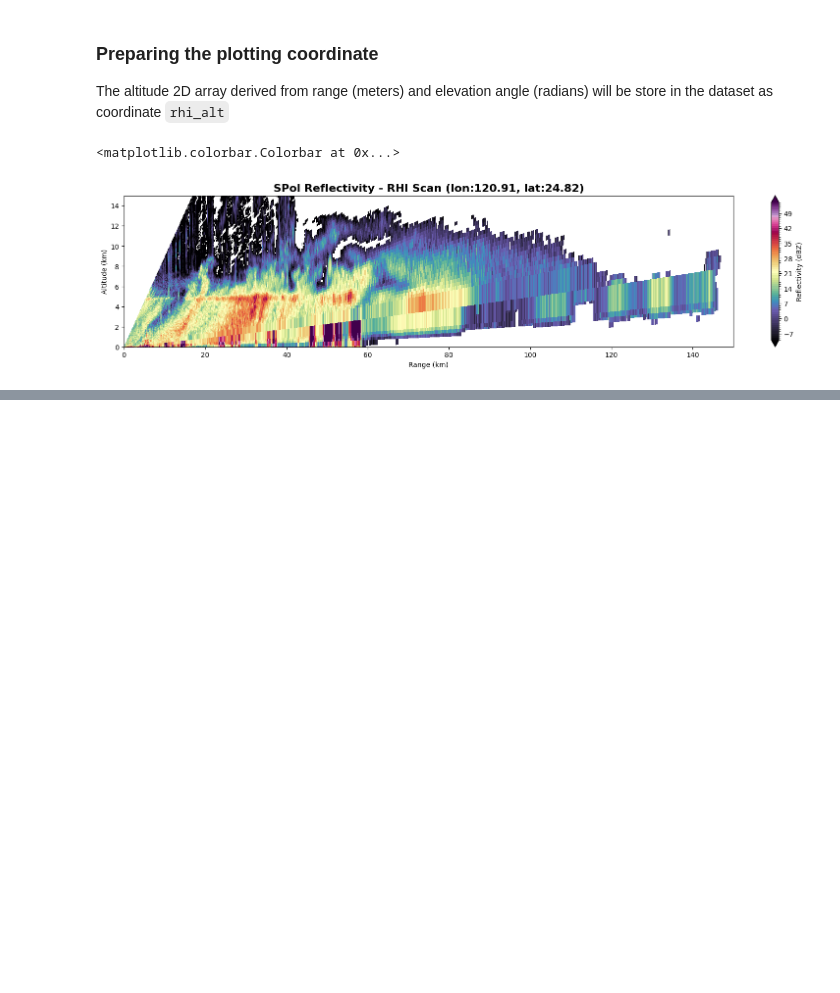
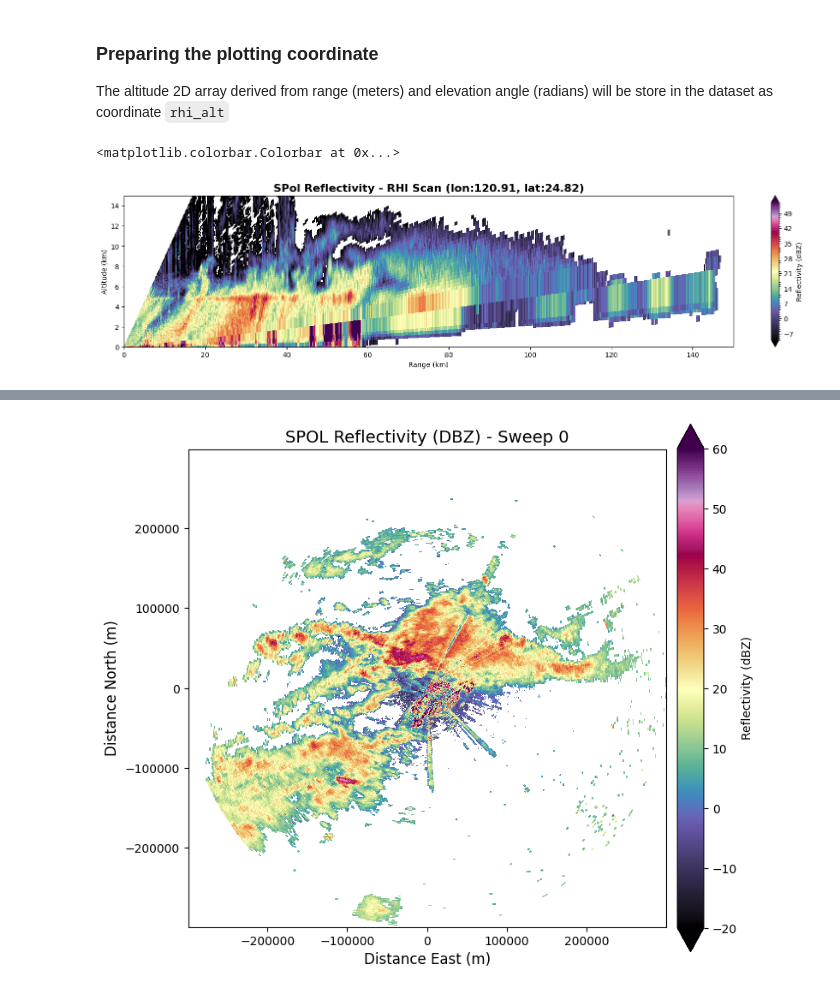
Before and after one commit to chiaweh2/radar_arco, a Jupyter notebook: notebooks/radar_analysis_ready_data.ipynb, the cells around one changed output, grey strips where cells are left out. Cells and saved outputs as stored; diff of their text form; code cells hidden in the pictures; blank space fills up the shorter version.

```diff
--- a/notebooks/radar_analysis_ready_data.ipynb
+++ b/notebooks/radar_analysis_ready_data.ipynb
@@ -271,3 +271,14 @@ plt.colorbar(ax.collections[0], ax=ax, label="Reflectivity (dBZ)")
 # %% [output]
 <matplotlib.colorbar.Colorbar at 0x...>
 [figure]
+# %%
+import cartopy
+import xradar as xd
+
+### plotting ZARR PPI
+dt_sur_zarr = xr.open_datatree('https://boreas.hpc.ucar.edu:6443/gdex-data/d694517/v2.0_zarr/cfrad.20220525_023650.329_to_20220525_024230.817_SPOL_PrecipSur1_SUR.zarr', engine='zarr', chunks={}, decode_timedelta=False)
+radar = dt_sur_zarr
+radar = radar.xradar.georeference()
+radar = xd.georeference.get_x_y_z_tree(radar)
+sweep_0 = radar["sweep_0"]
+dbz = sweep_0["DBZ"]
@@ -273,0 +395,27 @@ plt.colorbar(ax.collections[0], ax=ax, label="Reflectivity (dBZ)")
+# %%
+#plot Carteisan
+fig, ax = plt.subplots(figsize=(8, 8))
+pcm = dbz.plot(
+    ax=ax,
+    x="x",
+    y="y",
+    cmap="ChaseSpectral",
+    vmin=-20,
+    vmax=60,
+    add_colorbar=True,
+    cbar_kwargs={
+        "label": "Reflectivity (dBZ)",
+        "shrink": 0.8,
+        "pad": 0.02
+    }
+)
+
+ax.set_title("SPOL Reflectivity (DBZ) - Sweep 0", fontsize=14)
+ax.set_xlabel("Distance East (m)", fontsize=12)
+ax.set_ylabel("Distance North (m)", fontsize=12)
+ax.set_aspect("equal")
+ax.grid(False)
+plt.tight_layout()
+plt.show()
+# %% [output]
+[figure, added]
```
Also changed, not shown: parts of 3 cells of this notebook.
